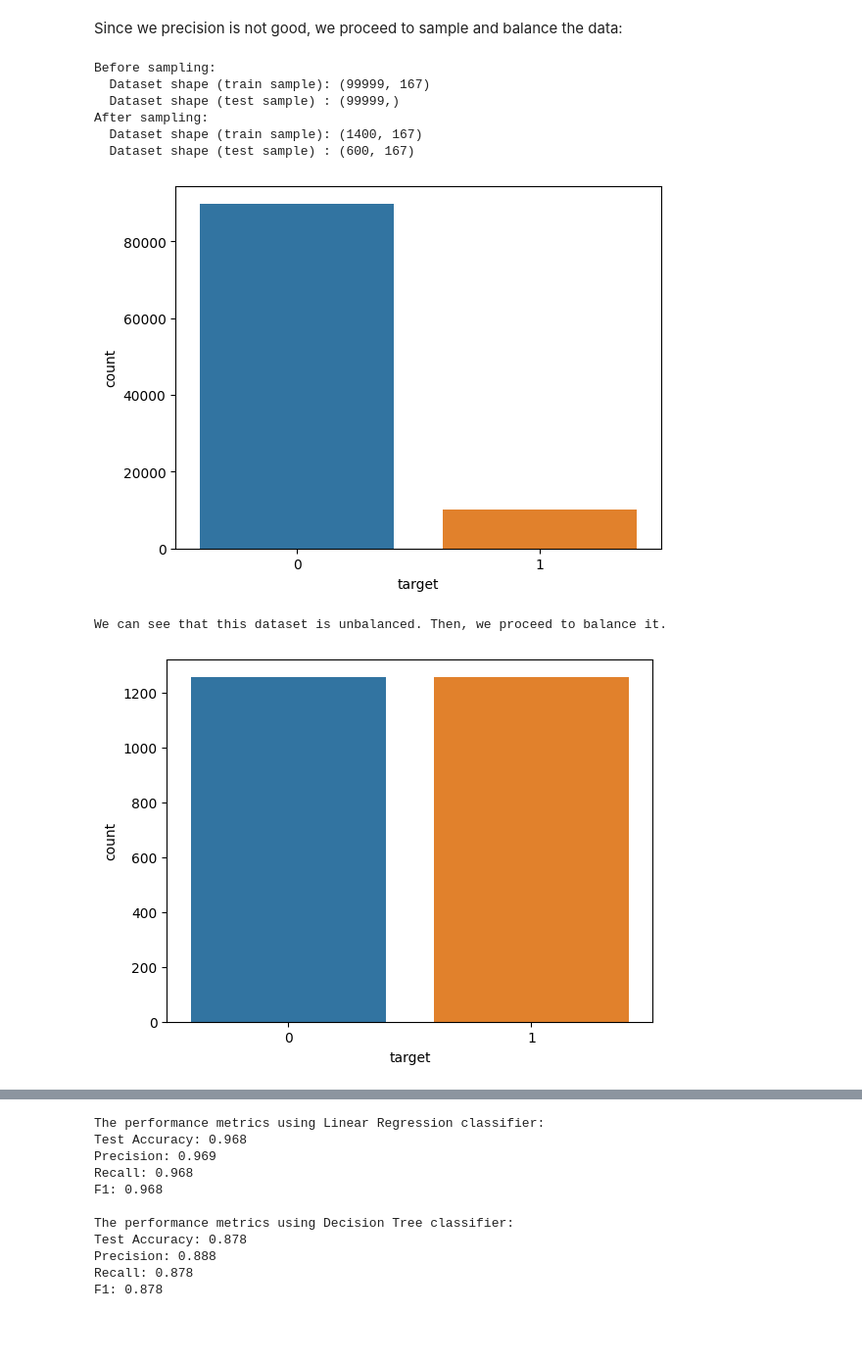
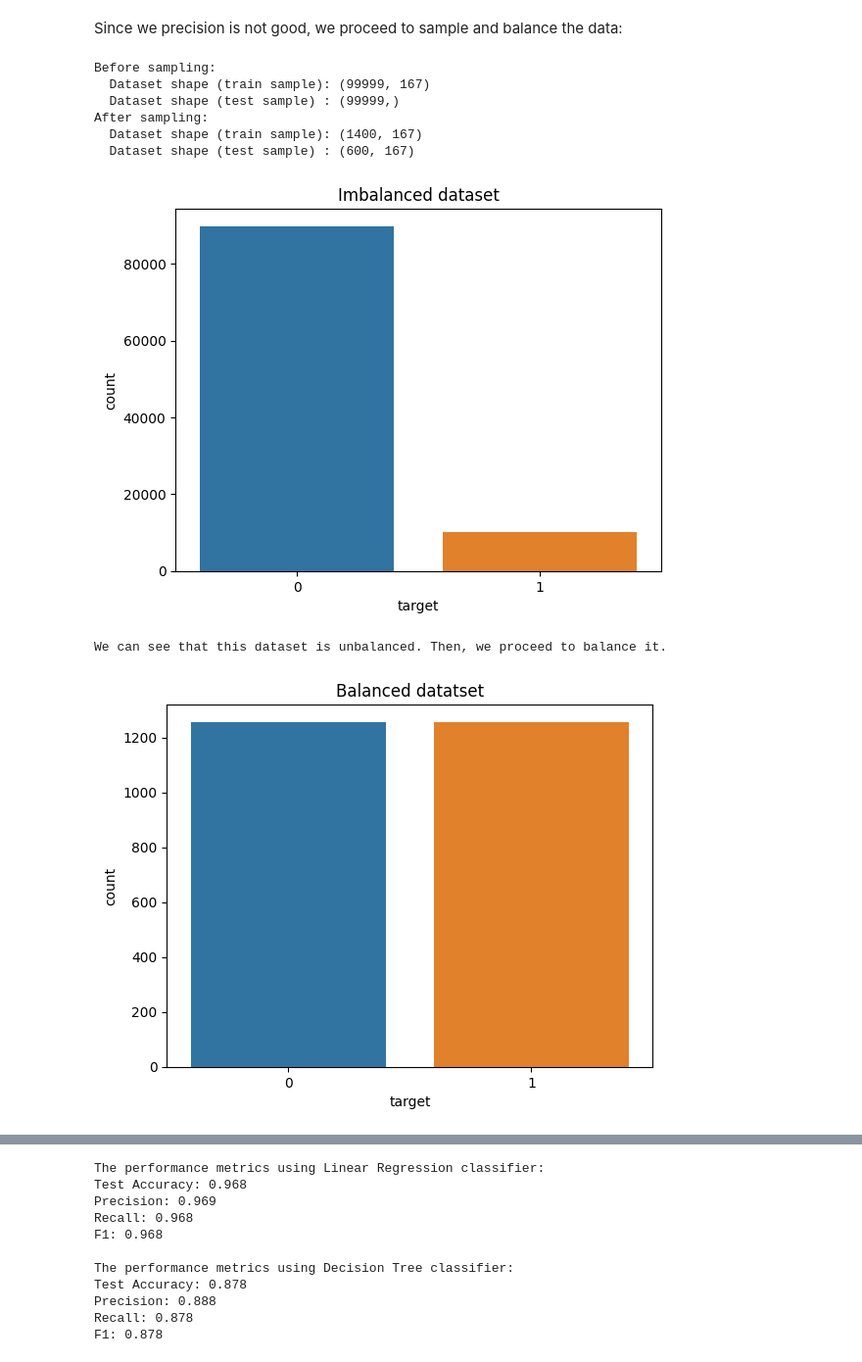
Before and after one commit to fsigs/nmsu-cs519-machine-learning-1-project, a Jupyter notebook: ps04/ML_Project.ipynb, the cells around one changed output, grey strips where cells are left out. Shown at 98% size. Drawn from its saved outputs; the diff is of its cells as text; code cells hidden in the pictures; blank space fills up the shorter version.

```diff
--- a/ps04/ML_Project.ipynb
+++ b/ps04/ML_Project.ipynb
@@ -475,36 +451,38 @@ print("  Dataset shape (train sample):", X_train.shape)
 print("  Dataset shape (test sample) :", X_test.shape)
 
 # Then, we balance the sets:
 sns.countplot(x='target', data=df)
+plt.title('Imbalanced dataset')
 plt.show()
 print("We can see that this dataset is unbalanced. Then, we proceed to balance it.")
 
 sm = SMOTE(random_state=42)
 X_train_balanced, y_train_balanced = sm.fit_resample(X_train, y_train)
 X_test_balanced, y_test_balanced = sm.fit_resample(X_test, y_test)
 
 sns.countplot(x=y_train_balanced)
+plt.title('Balanced datatset')
 plt.show()
 
 # Standardize the d-dimensional dataset
 sc = StandardScaler()
 X_train_std = sc.fit_transform(X_train_balanced)
 X_test_std = sc.transform(X_test_balanced)
 print("After scaling, we show the first values to demonstrate correct procedure:")
 print(" Mean               (train sample):", X_train_std.mean(axis=0)[:5])
 print(" Standard deviation (train sample):", X_train_std.std(axis=0)[:5])
 print(" Mean               (train sample):", X_test_std.mean(axis=0)[:5])
 print(" Standard deviation  (test sample):", X_test_std.std(axis=0)[:5])
 # %% [output]
 Before sampling:
   Dataset shape (train sample): (99999, 167)
   Dataset shape (test sample) : (99999,)
 After sampling:
   Dataset shape (train sample): (1400, 167)
   Dataset shape (test sample) : (600, 167)
-[figure, old version]
+[figure, new version]
 We can see that this dataset is unbalanced. Then, we proceed to balance it.
-[figure, old version]
+[figure, new version]
 After scaling, we show the first values to demonstrate correct procedure:
  Mean               (train sample): [-3.75903675e-13  1.05987878e-16 -2.26107474e-17 -6.78322421e-17
  -4.52214947e-17]
```
Also changed, not shown: parts of 5 cells of this notebook, 2 other files.
